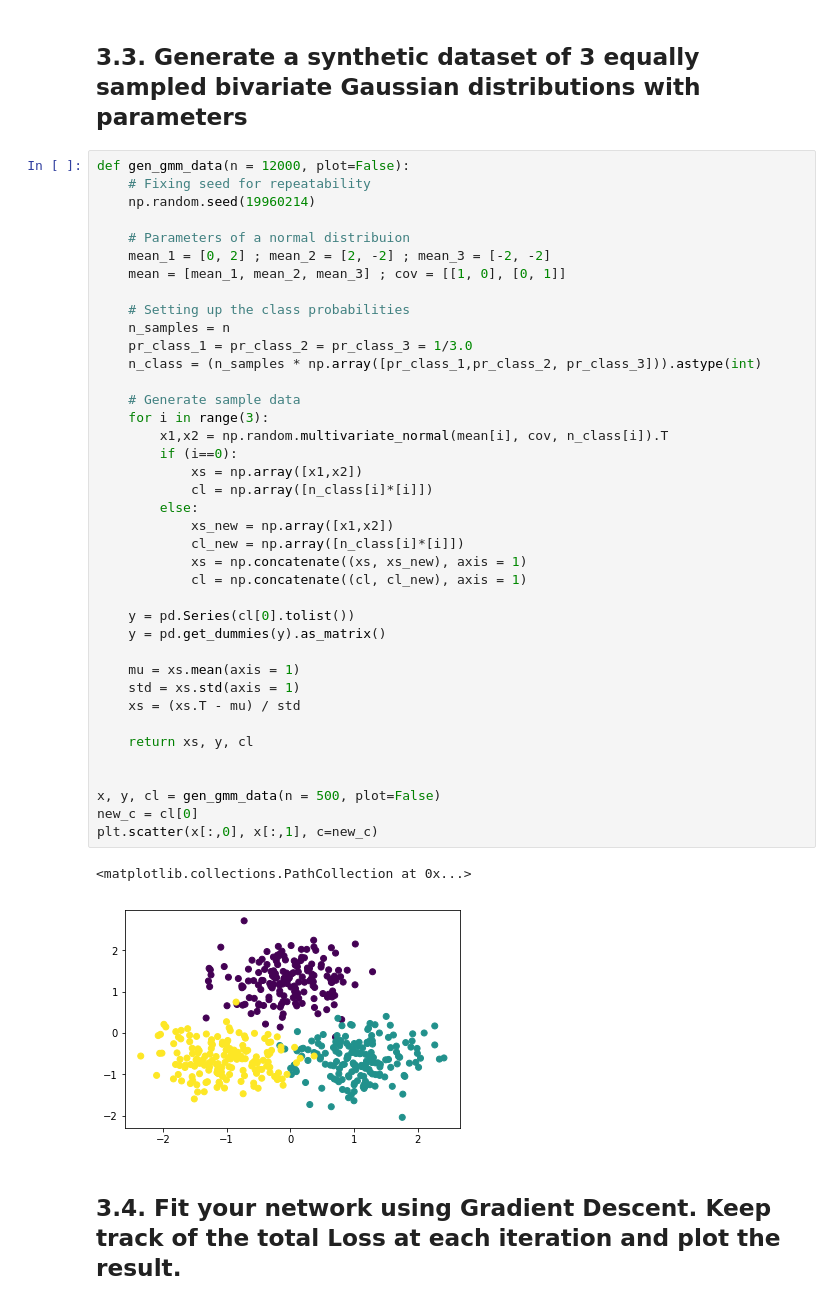
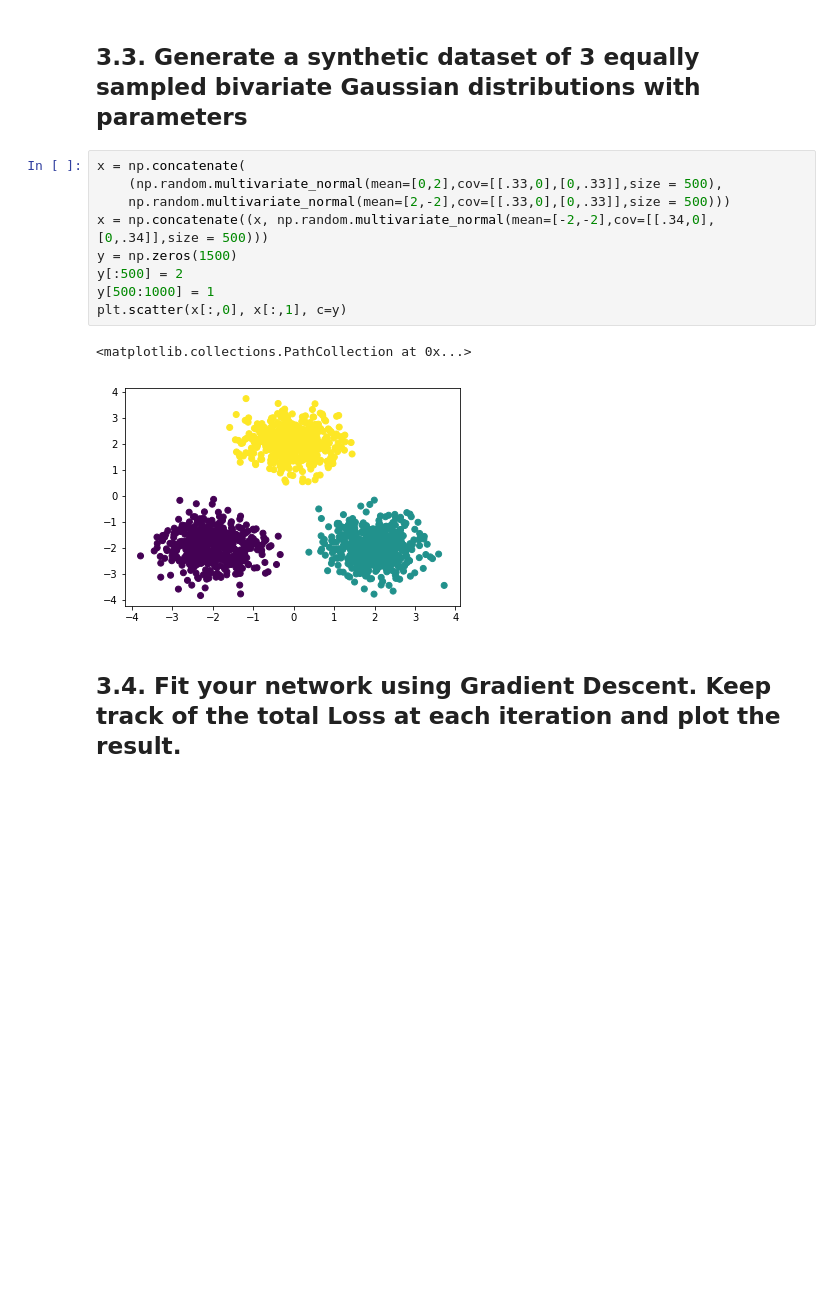
Before and after one commit to WuZhuoran/ANLY-590-Neural-Nets-and-Deep-Learning, a Jupyter notebook: Assignment1/assignment1.ipynb, the cells around one changed output. Drawn from its saved outputs; the diff is of its cells as text; blank space fills up the shorter version.

```diff
--- a/Assignment1/assignment1.ipynb
+++ b/Assignment1/assignment1.ipynb
@@ -531,46 +483,16 @@ def grad_f(parameters, x, y):
 # %% [markdown]
 ## 3.3. Generate a synthetic dataset of 3 equally sampled bivariate Gaussian distributions with parameters
-# %%
-def gen_gmm_data(n = 12000, plot=False):
-    # Fixing seed for repeatability
-    np.random.seed(19960214)
-
-    # Parameters of a normal distribuion
-    mean_1 = [0, 2] ; mean_2 = [2, -2] ; mean_3 = [-2, -2]
-    mean = [mean_1, mean_2, mean_3] ; cov = [[1, 0], [0, 1]]
-
-    # Setting up the class probabilities
-    n_samples = n
-    pr_class_1 = pr_class_2 = pr_class_3 = 1/3.0
-    n_class = (n_samples * np.array([pr_class_1,pr_class_2, pr_class_3])).astype(int)
-
-    # Generate sample data
-    for i in range(3):
-        x1,x2 = np.random.multivariate_normal(mean[i], cov, n_class[i]).T
-        if (i==0):
-            xs = np.array([x1,x2])
-            cl = np.array([n_class[i]*[i]])
-        else:
-            xs_new = np.array([x1,x2])
-            cl_new = np.array([n_class[i]*[i]])
-            xs = np.concatenate((xs, xs_new), axis = 1)
-            cl = np.concatenate((cl, cl_new), axis = 1)
-
-    y = pd.Series(cl[0].tolist())
-    y = pd.get_dummies(y).as_matrix()
-
-    mu = xs.mean(axis = 1)
-    std = xs.std(axis = 1)
-    xs = (xs.T - mu) / std
-
-    return xs, y, cl
-
-
-x, y, cl = gen_gmm_data(n = 500, plot=False)
-new_c = cl[0]
-plt.scatter(x[:,0], x[:,1], c=new_c)
-# %% [output]
-<matplotlib.collections.PathCollection at 0x...>
-[figure, removed]
+# %%
+x = np.concatenate(
+    (np.random.multivariate_normal(mean=[0,2],cov=[[.33,0],[0,.33]],size = 500),
+    np.random.multivariate_normal(mean=[2,-2],cov=[[.33,0],[0,.33]],size = 500)))
+x = np.concatenate((x, np.random.multivariate_normal(mean=[-2,-2],cov=[[.34,0],[0,.34]],size = 500)))
+y = np.zeros(1500)
+y[:500] = 2
+y[500:1000] = 1
+plt.scatter(x[:,0], x[:,1], c=y)
+# %% [output]
+<matplotlib.collections.PathCollection at 0x...>
+[figure, added]
 # %% [markdown]
 ## 3.4. Fit your network using Gradient Descent. Keep track of the total Loss at each iteration and plot the result.
```
Also changed, not shown: parts of 16 cells of this notebook.
